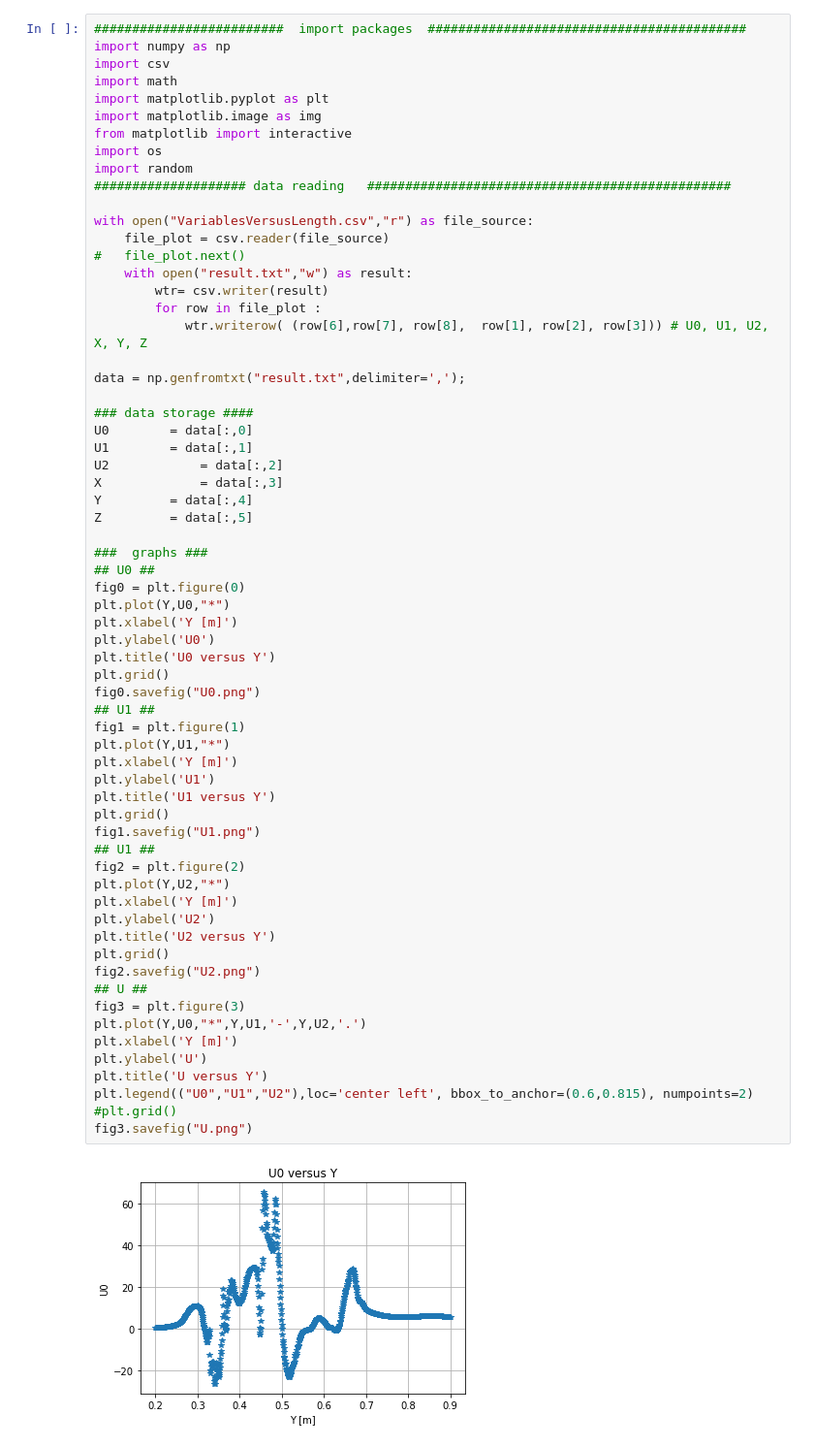
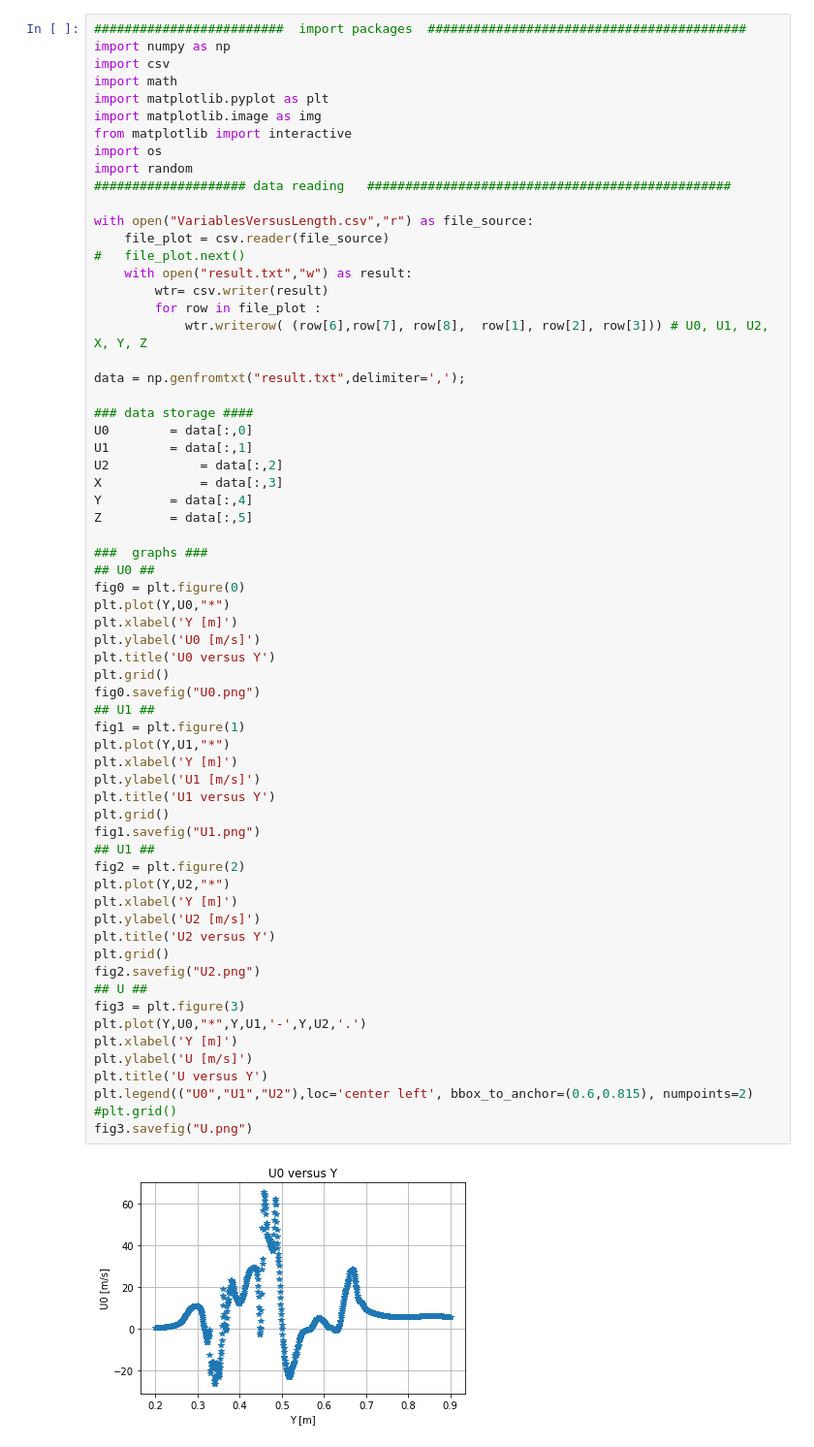
Before and after one commit to BurgaoTheChamp/Simple_Graph_plot, a Jupyter notebook: GraphPlotUsingPython.ipynb, the cells around one changed output. Shown: that part at 97% size. Cells and saved outputs as stored; diff of their text form.

```diff
--- a/GraphPlotUsingPython.ipynb
+++ b/GraphPlotUsingPython.ipynb
@@ -34,35 +34,35 @@ Z		  = data[:,5]
 ## U0 ##
 fig0 = plt.figure(0)
 plt.plot(Y,U0,"*")
 plt.xlabel('Y [m]')
-plt.ylabel('U0')
+plt.ylabel('U0 [m/s]')
 plt.title('U0 versus Y')
 plt.grid()
 fig0.savefig("U0.png")
 ## U1 ##
 fig1 = plt.figure(1)
 plt.plot(Y,U1,"*")
 plt.xlabel('Y [m]')
-plt.ylabel('U1')
+plt.ylabel('U1 [m/s]')
 plt.title('U1 versus Y')
 plt.grid()
 fig1.savefig("U1.png")
 ## U1 ##
 fig2 = plt.figure(2)
 plt.plot(Y,U2,"*")
 plt.xlabel('Y [m]')
-plt.ylabel('U2')
+plt.ylabel('U2 [m/s]')
 plt.title('U2 versus Y')
 plt.grid()
 fig2.savefig("U2.png")
 ## U ##
 fig3 = plt.figure(3)
 plt.plot(Y,U0,"*",Y,U1,'-',Y,U2,'.')
 plt.xlabel('Y [m]')
-plt.ylabel('U')
+plt.ylabel('U [m/s]')
 plt.title('U versus Y')
 plt.legend(("U0","U1","U2"),loc='center left', bbox_to_anchor=(0.6,0.815), numpoints=2)
 #plt.grid()
 fig3.savefig("U.png")
 # %% [output]
-[figure, old version]
+[figure, new version]
```
Also changed, not shown: parts of 1 cell of this notebook.
